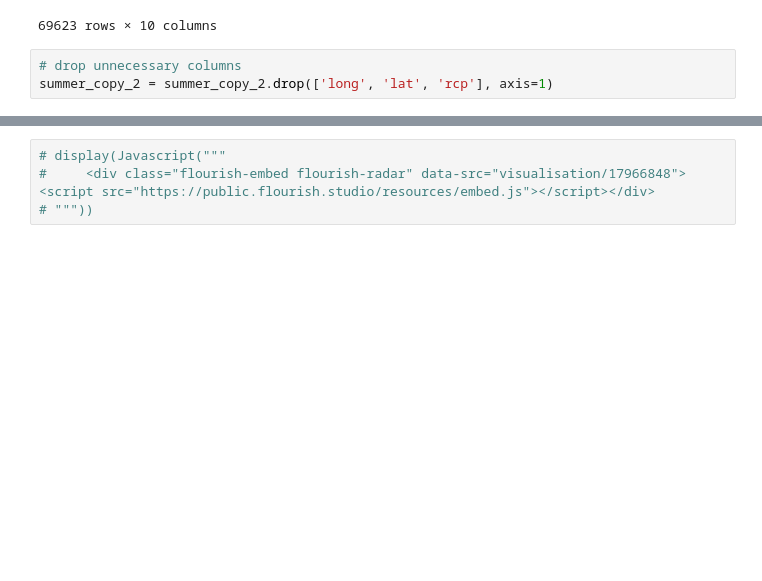
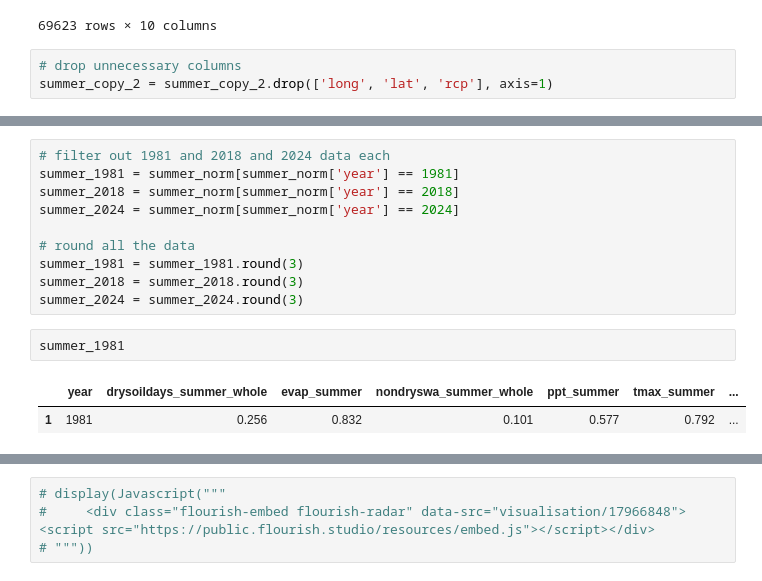
Before and after one commit to hannah-hana-kim/DSAN-Scholarship, a Jupyter notebook: visualization.ipynb, the cells around one changed output, grey strips where cells are left out. Cells and saved outputs as stored; diff of their text form; blank space fills up the shorter version.

```diff
--- a/visualization.ipynb
+++ b/visualization.ipynb
@@ -983,3 +983,18 @@ summer_norm
 | 40 | 2022 | 0.399668 | 0.350936 | 0.404685 | 0.341678 | 0.916108 | ... |
 | 41 | 2023 | 0.344075 | 0.448684 | 0.662350 | 0.458952 | 0.806748 | ... |
 | 42 | 2024 | 0.416539 | 0.295430 | 0.562352 | 0.329676 | 0.933750 | ... |
+# %%
+# filter out 1981 and 2018 and 2024 data each
+summer_1981 = summer_norm[summer_norm['year'] == 1981]
+summer_2018 = summer_norm[summer_norm['year'] == 2018]
+summer_2024 = summer_norm[summer_norm['year'] == 2024]
+
+# round all the data
+summer_1981 = summer_1981.round(3)
+summer_2018 = summer_2018.round(3)
+summer_2024 = summer_2024.round(3)
+# %%
+summer_1981
+# %% [output]
+|  | year | drysoildays_summer_whole | evap_summer | nondryswa_summer_whole | ppt_summer | tmax_summer | ... |
+| 1 | 1981 | 0.256 | 0.832 | 0.101 | 0.577 | 0.792 | ... |
```
Also changed, not shown: parts of 7 cells of this notebook, 3 other files.
